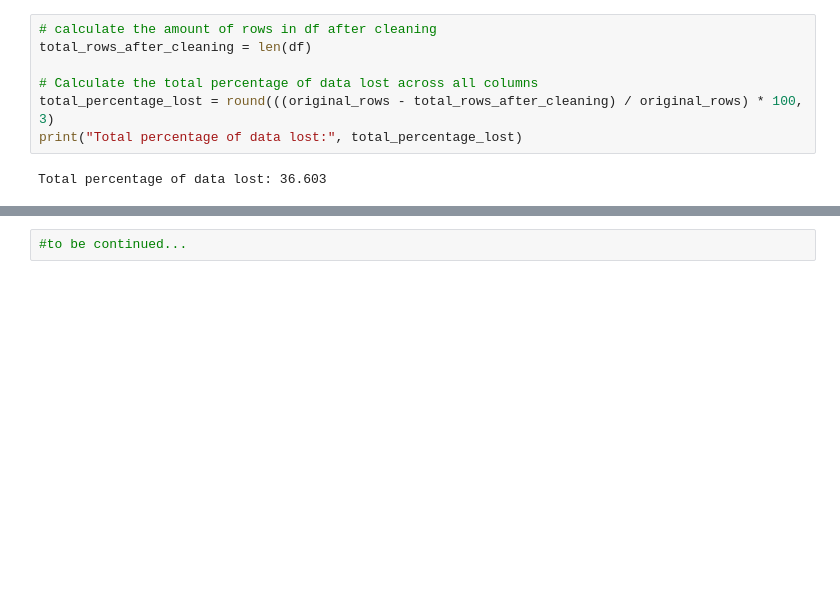
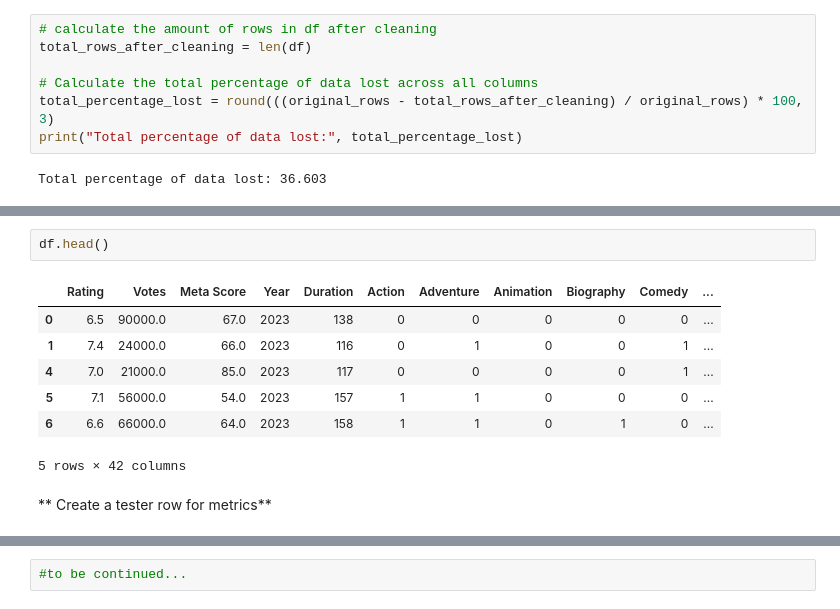
Before and after one commit to crypt0kitik/Introduction-to-Machine-Learning-Methods, a Jupyter notebook: Exercise1_LinearRegression/Linear_regresssion.ipynb, the cells around one changed output, grey strips where cells are left out. Saved outputs shown, nothing was run; the diff lists cells and outputs as text; blank space fills up the shorter version.

```diff
--- a/Exercise1_LinearRegression/Linear_regresssion.ipynb
+++ b/Exercise1_LinearRegression/Linear_regresssion.ipynb
@@ -422,0 +482,12 @@ Total percentage of data lost: 36.603
+# %%
+df.head()
+# %% [output]
+|  | Rating | Votes | Meta Score | Year | Duration | Action | Adventure | Animation | Biography | Comedy | ... |
+| 0 | 6.5 | 90000.0 | 67.0 | 2023 | 138 | 0 | 0 | 0 | 0 | 0 | ... |
+| 1 | 7.4 | 24000.0 | 66.0 | 2023 | 116 | 0 | 1 | 0 | 0 | 1 | ... |
+| 4 | 7.0 | 21000.0 | 85.0 | 2023 | 117 | 0 | 0 | 0 | 0 | 1 | ... |
+| 5 | 7.1 | 56000.0 | 54.0 | 2023 | 157 | 1 | 1 | 0 | 0 | 0 | ... |
+| 6 | 6.6 | 66000.0 | 64.0 | 2023 | 158 | 1 | 1 | 0 | 1 | 0 | ... |
+5 rows × 42 columns
+# %% [markdown]
+** Create a tester row for metrics**
```
Also changed, not shown: parts of 14 cells of this notebook.
